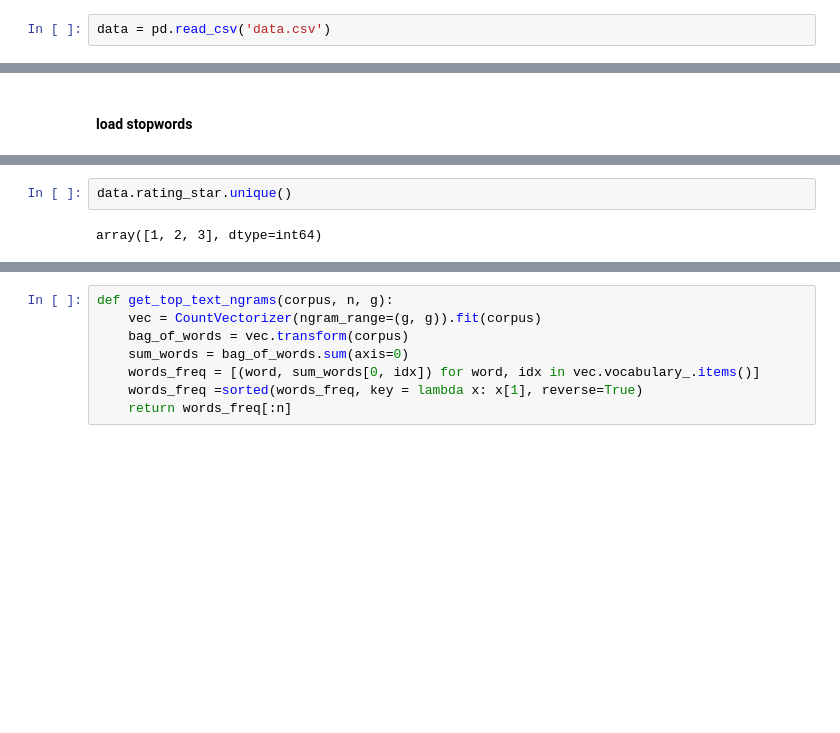
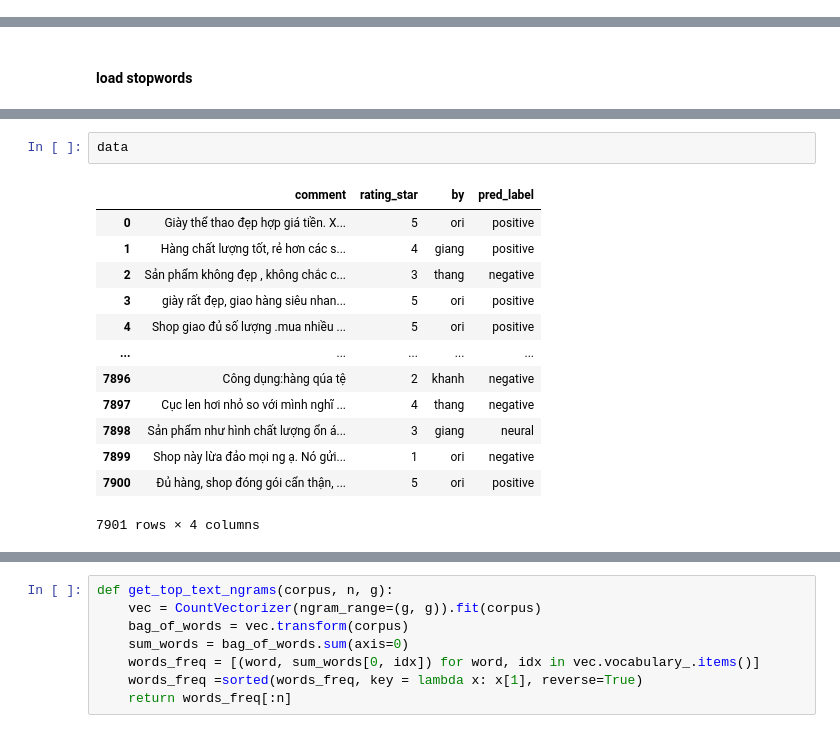
Before and after one commit to daominhkhanh20/WebMiningProject, a Jupyter notebook: EDA/eda.ipynb, the cells around one changed output, grey strips where cells are left out. Cells and saved outputs as stored; diff of their text form; blank space fills up the shorter version.

```diff
--- a/EDA/eda.ipynb
+++ b/EDA/eda.ipynb
@@ -12,4 +13,2 @@ import plotly.express as px
 # %% [markdown]
 ### Number of sample in each label
-# %%
-data = pd.read_csv('data.csv')
@@ -45,5 +61,17 @@ for label in data.rating_star.unique():
 # %%
-data.rating_star.unique()
+data
 # %% [output]
+|  | comment | rating_star | by | pred_label |
+| 0 | Giày thể thao đẹp hợp giá tiền. X... | 5 | ori | positive |
+| 1 | Hàng chất lượng tốt, rẻ hơn các s... | 4 | giang | positive |
+| 2 | Sản phẩm không đẹp , không chắc c... | 3 | thang | negative |
+| 3 | giày rất đẹp, giao hàng siêu nhan... | 5 | ori | positive |
+| 4 | Shop giao đủ số lượng .mua nhiều ... | 5 | ori | positive |
+| ... | ... | ... | ... | ... |
+| 7896 | Công dụng:hàng qúa tệ | 2 | khanh | negative |
+| 7897 | Cục len hơi nhỏ so với mình nghĩ ... | 4 | thang | negative |
+| 7898 | Sản phẩm như hình chất lượng ổn á... | 3 | giang | neural |
+| 7899 | Shop này lừa đảo mọi ng ạ. Nó gửi... | 1 | ori | negative |
+| 7900 | Đủ hàng, shop đóng gói cẩn thận, ... | 5 | ori | positive |
-array([1, 2, 3], dtype=int64)
+7901 rows × 4 columns
 # %%
```
Also changed, not shown: parts of 15 cells of this notebook, 25 other files.
